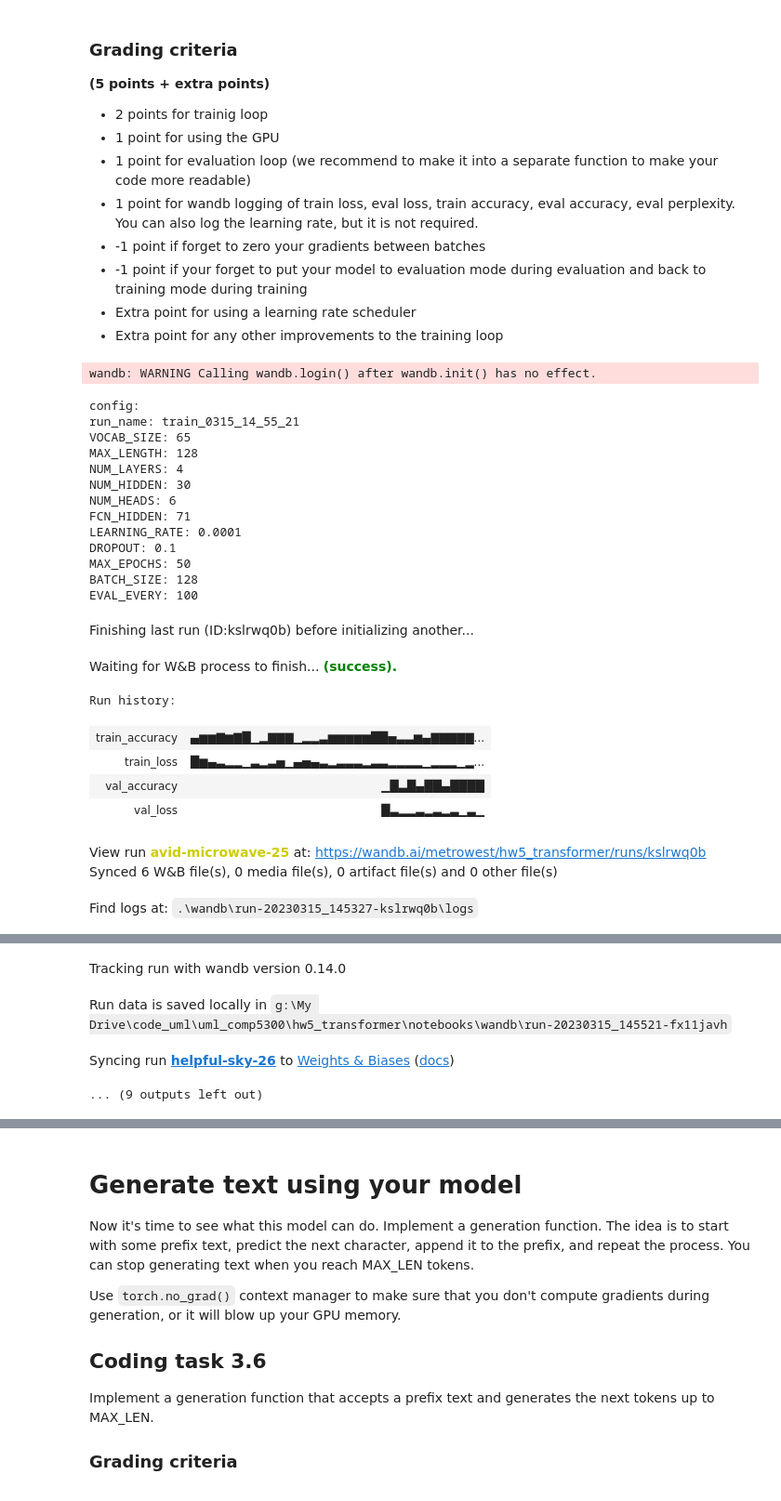
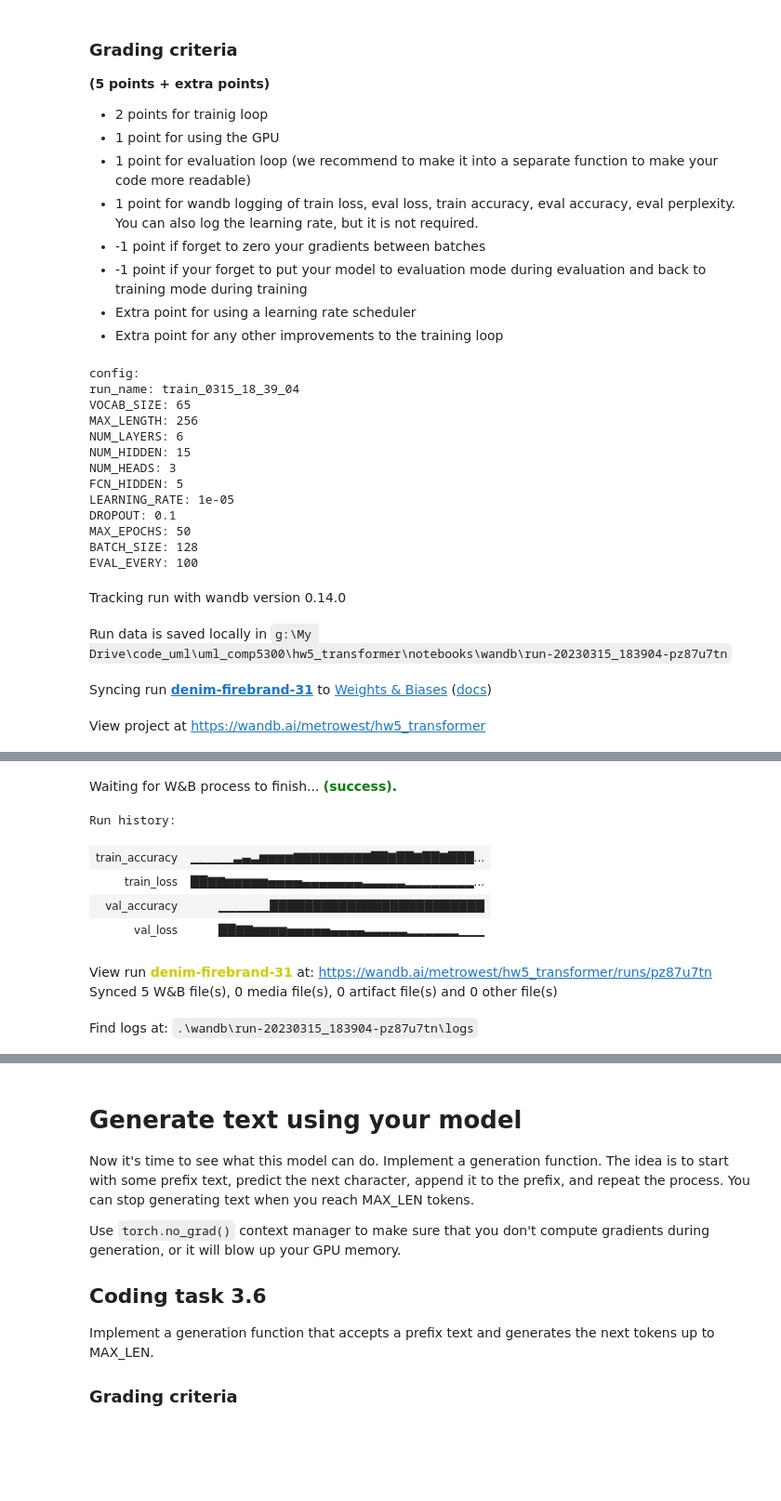
Before and after one commit to cwinsor/uml_comp5300, a Jupyter notebook: hw5_transformer/notebooks/03_traininig.ipynb, the cells around one changed output, grey strips where cells are left out. Shown at 93% size. Drawn from its saved outputs; the diff is of its cells as text; code cells hidden in the pictures; blank space fills up the shorter version.

```diff
--- a/hw5_transformer/notebooks/03_traininig.ipynb
+++ b/hw5_transformer/notebooks/03_traininig.ipynb
@@ -189,7 +189,7 @@ You can just stride using `data[i:i+128]` for each `i` in `range(0, len(data), 1
 3. Extra point for a more interesting way to chunk the text
 4. Extra point for implementing a custom dataset class
 # %%
-MAX_LEN = 128
+MAX_LEN = 256  # 128, 256
 
 # YOUR CODE STARTS HERE (our implementation is about 13 lines, but it's alright if yours is different)
 
@@ -354,16 +354,16 @@ config = {
     "run_name": datetime.now().strftime("train_%m%d_%H_%M_%S"),
 
     "VOCAB_SIZE": vocab_size,
-    "MAX_LENGTH": MAX_LEN,
+    "MAX_LENGTH": MAX_LEN,  # 128, 256
 
-    "NUM_LAYERS": 4,
-    "NUM_HIDDEN": 30,
-    "NUM_HEADS": 6,
-    "FCN_HIDDEN": 71,
-    "LEARNING_RATE": 1e-4,
+    "NUM_LAYERS": 6,  # 4, 6
+    "NUM_HIDDEN": 15,  # 15, 30, 384
+    "NUM_HEADS": 3,  # 3, 6,
+    "FCN_HIDDEN": 5,  # 71, 5
+    "LEARNING_RATE": 1e-5,
     "DROPOUT": 0.1,
 
-    "MAX_EPOCHS": 50,  # 5000
+    "MAX_EPOCHS": 50,  # 50, 5000
     "BATCH_SIZE": BATCH_SIZE,
     "EVAL_EVERY": 100,
 }
@@ -490,27 +490,20 @@ print(f"Took: {elapsed}")
 
 # YOUR CODE ENDS HERE
 # %% [output]
-wandb: WARNING Calling wandb.login() after wandb.init() has no effect.
+config:
+run_name: train_0315_18_39_04
+VOCAB_SIZE: 65
+MAX_LENGTH: 256
+NUM_LAYERS: 6
+NUM_HIDDEN: 15
+NUM_HEADS: 3
+FCN_HIDDEN: 5
+LEARNING_RATE: 1e-05
+DROPOUT: 0.1
+MAX_EPOCHS: 50
+BATCH_SIZE: 128
+EVAL_EVERY: 100
-config:
-run_name: train_0315_14_55_21
-VOCAB_SIZE: 65
-MAX_LENGTH: 128
-NUM_LAYERS: 4
-NUM_HIDDEN: 30
-NUM_HEADS: 6
-FCN_HIDDEN: 71
-LEARNING_RATE: 0.0001
-DROPOUT: 0.1
-MAX_EPOCHS: 50
-BATCH_SIZE: 128
-EVAL_EVERY: 100
-Finishing last run (ID:kslrwq0b) before initializing another...
+Tracking run with wandb version 0.14.0
-Waiting for W&B process to finish... (success).
+Run data is saved locally in g:\My Drive\code_uml\uml_comp5300\hw5_transformer\notebooks\wandb\run-20230315_183904-pz87u7tn
-Run history:
-| train_accuracy | ▄▆▆▇▆▇█▁▂▇▇▇▁▂▂▃▆▆▆▆▆██▅▃▃▆▄▇▇▇▇▇... |
-| train_loss | █▆▄▃▂▂▁▃▂▃▅▁▄▅▄▃▂▃▃▃▂▃▃▂▂▂▂▁▂▂▂▁▂... |
-| val_accuracy | ▁█▃█▄██▄████ |
-| val_loss | █▃▂▂▃▂▃▂▃▁▃▁ |
-View run avid-microwave-25 at: https://wandb.ai/metrowest/hw5_transformer/runs/kslrwq0b
-Synced 6 W&B file(s), 0 media file(s), 0 artifact file(s) and 0 other file(s)
+Syncing run denim-firebrand-31 to Weights & Biases (docs)
-Find logs at: .\wandb\run-20230315_145327-kslrwq0b\logs
+View project at https://wandb.ai/metrowest/hw5_transformer
@@ -518,4 +511,9 @@ Successfully finished last run (ID:kslrwq0b). Initializing new run:
-Tracking run with wandb version 0.14.0
+Waiting for W&B process to finish... (success).
+Run history:
+| train_accuracy | ▁▁▁▁▁▃▄▃▆▆▆▆▇▇▇▇▇▇▇▇▇██▇██▇██▇███... |
+| train_loss | ██▇▇▆▆▆▆▆▅▅▅▅▄▄▄▄▄▄▄▃▃▃▃▃▂▂▂▂▂▂▂▂... |
+| val_accuracy | ▁▁▁▁▁▁█████████████████████████ |
+| val_loss | ██▇▇▆▆▆▆▅▅▅▅▅▄▄▄▄▃▃▃▃▃▂▂▂▂▂▂▁▁▁ |
-Run data is saved locally in g:\My Drive\code_uml\uml_comp5300\hw5_transformer\notebooks\wandb\run-20230315_145521-fx11javh
+View run denim-firebrand-31 at: https://wandb.ai/metrowest/hw5_transformer/runs/pz87u7tn
+Synced 5 W&B file(s), 0 media file(s), 0 artifact file(s) and 0 other file(s)
-Syncing run helpful-sky-26 to Weights & Biases (docs)
+Find logs at: .\wandb\run-20230315_183904-pz87u7tn\logs
-... (9 outputs left out)
```
Also changed, not shown: parts of 4 cells of this notebook, 2 other files.
